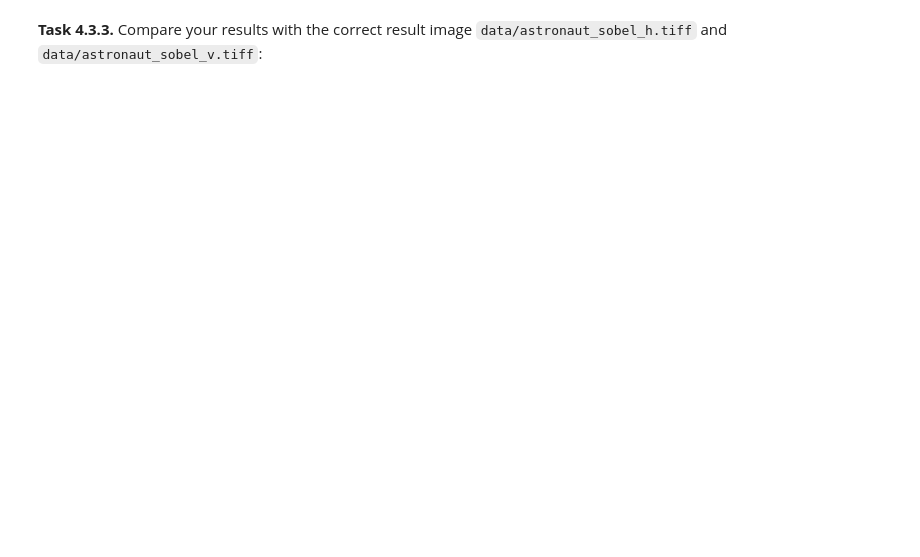
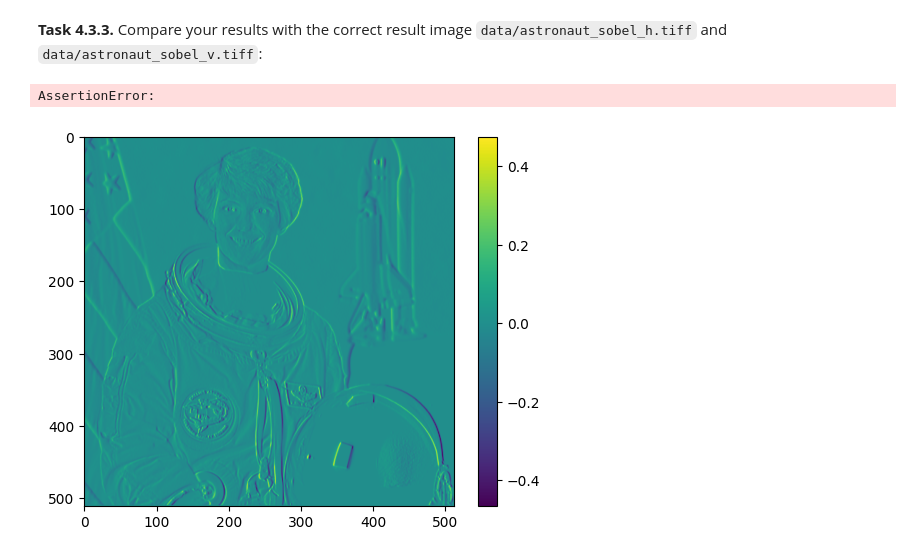
Before and after one commit to Hallo-ollaH/mobi-fs3-python, a Jupyter notebook: task4.ipynb, the cells around one changed output. Cells and saved outputs as stored; diff of their text form; code cells hidden in the pictures; blank space fills up the shorter version.

```diff
--- a/task4.ipynb
+++ b/task4.ipynb
@@ -146,2 +182,11 @@ assert numpy.allclose(grad_mag, astr_prewitt_gradmag)
 # %% [markdown]
 **<a id="#">Task 4.3.3.</a>** Compare your results with the correct result image `data/astronaut_sobel_h.tiff` and `data/astronaut_sobel_v.tiff`:
+# %%
+astr_sobel_h = skimage.io.imread("data/astronaut_sobel_h.tiff")
+plt.imshow(astr_sobel_h)
+plt.colorbar()
+
+assert numpy.allclose(astr_sh, astr_sobel_h)
+# %% [output]
+AssertionError:
+[figure, added]
```
Also changed, not shown: parts of 2 cells of this notebook.
